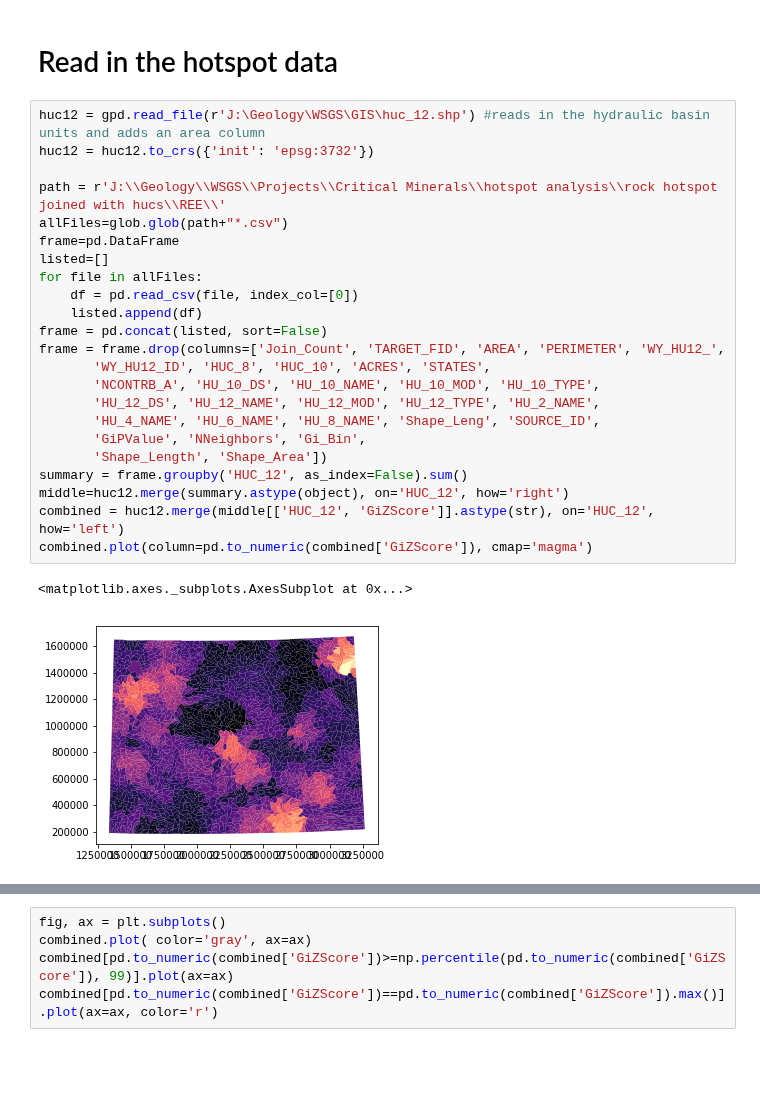
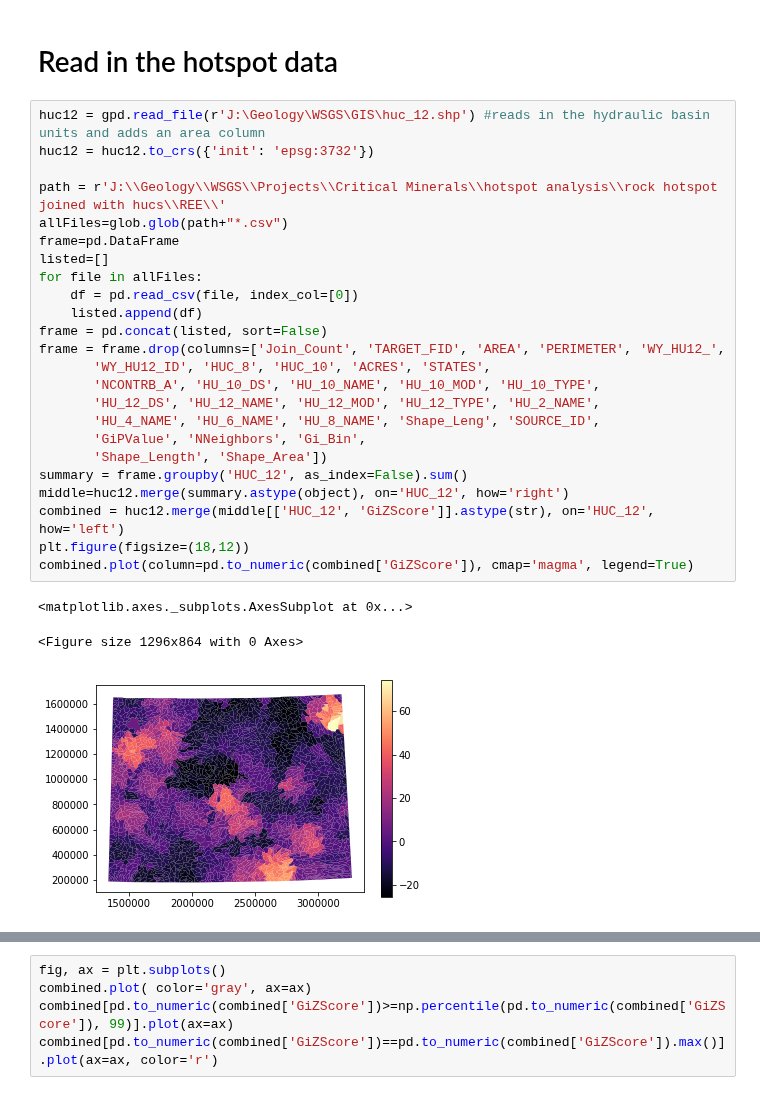
Before and after one commit to jessepisel/criticalandstrategic, a Jupyter notebook: rock hotspots.ipynb, the cells around one changed output, grey strips where cells are left out. Drawn from its saved outputs; the diff is of its cells as text; blank space fills up the shorter version.

Commit message:
looking at hotspots and making figures

```diff
--- a/rock hotspots.ipynb
+++ b/rock hotspots.ipynb
@@ -84,26 +84,28 @@ maximal.to_file(driver='ESRI Shapefile', filename='max_rock_values.shp')
 # %%
 huc12 = gpd.read_file(r'J:\Geology\WSGS\GIS\huc_12.shp') #reads in the hydraulic basin units and adds an area column
 huc12 = huc12.to_crs({'init': 'epsg:3732'})
 
 path = r'J:\\Geology\\WSGS\\Projects\\Critical Minerals\\hotspot analysis\\rock hotspot joined with hucs\\REE\\'
 allFiles=glob.glob(path+"*.csv")
 frame=pd.DataFrame
 listed=[]
 for file in allFiles:
     df = pd.read_csv(file, index_col=[0])
     listed.append(df)
 frame = pd.concat(listed, sort=False)
 frame = frame.drop(columns=['Join_Count', 'TARGET_FID', 'AREA', 'PERIMETER', 'WY_HU12_',
        'WY_HU12_ID', 'HUC_8', 'HUC_10', 'ACRES', 'STATES',
        'NCONTRB_A', 'HU_10_DS', 'HU_10_NAME', 'HU_10_MOD', 'HU_10_TYPE',
        'HU_12_DS', 'HU_12_NAME', 'HU_12_MOD', 'HU_12_TYPE', 'HU_2_NAME',
        'HU_4_NAME', 'HU_6_NAME', 'HU_8_NAME', 'Shape_Leng', 'SOURCE_ID',
        'GiPValue', 'NNeighbors', 'Gi_Bin',
        'Shape_Length', 'Shape_Area'])
 summary = frame.groupby('HUC_12', as_index=False).sum()
 middle=huc12.merge(summary.astype(object), on='HUC_12', how='right')
 combined = huc12.merge(middle[['HUC_12', 'GiZScore']].astype(str), on='HUC_12', how='left')
-combined.plot(column=pd.to_numeric(combined['GiZScore']), cmap='magma')
+plt.figure(figsize=(18,12))
+combined.plot(column=pd.to_numeric(combined['GiZScore']), cmap='magma', legend=True)
 # %% [output]
 <matplotlib.axes._subplots.AxesSubplot at 0x...>
+<Figure size 1296x864 with 0 Axes>
-[figure, old version]
+[figure, new version]
```
Also changed, not shown: parts of 1 cell of this notebook, 2 other files.
